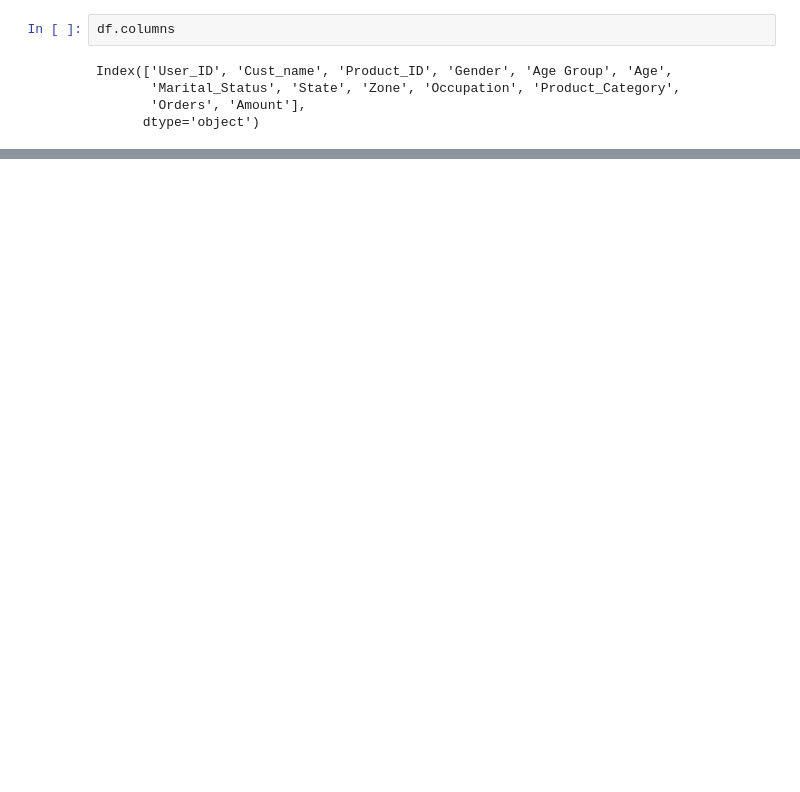
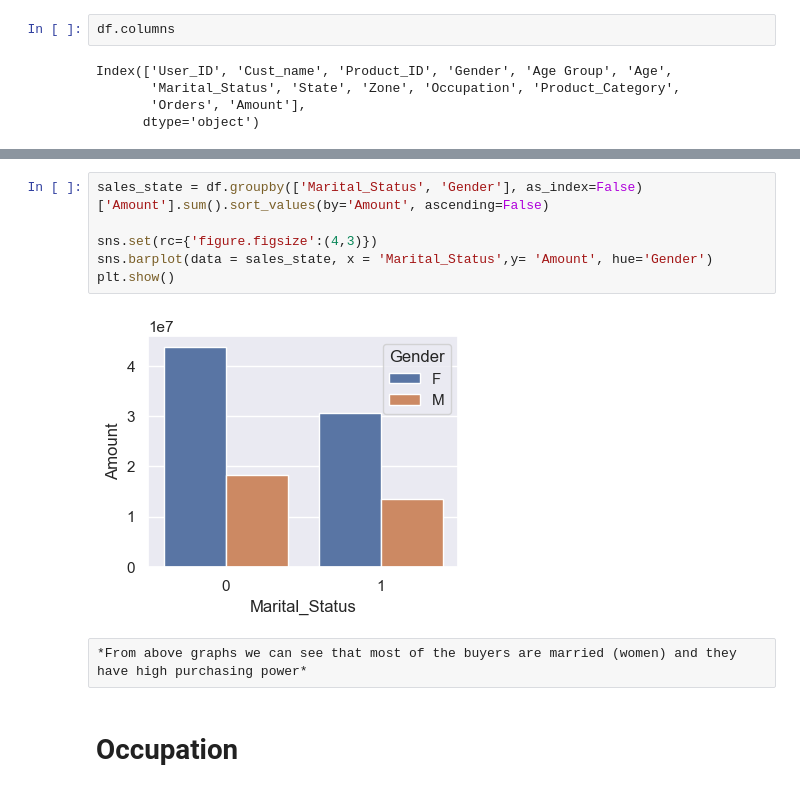
Before and after one commit to Saniya7861515/Diwali-Sales-Analysis, a Jupyter notebook: Diwali_Sales_Analysis.ipynb, the cells around one changed output, grey strips where cells are left out. Cells and saved outputs as stored; diff of their text form; blank space fills up the shorter version.

```diff
--- a/Diwali_Sales_Analysis.ipynb
+++ b/Diwali_Sales_Analysis.ipynb
@@ -273,0 +240,12 @@ Thank you!
+# %%
+sales_state = df.groupby(['Marital_Status', 'Gender'], as_index=False)['Amount'].sum().sort_values(by='Amount', ascending=False)
+
+sns.set(rc={'figure.figsize':(4,3)})
+sns.barplot(data = sales_state, x = 'Marital_Status',y= 'Amount', hue='Gender')
+plt.show()
+# %% [output]
+[figure, added]
+# %% [raw]
+*From above graphs we can see that most of the buyers are married (women) and they have high purchasing power*
+# %% [markdown]
+# Occupation
```
Also changed, not shown: parts of 76 cells of this notebook.
